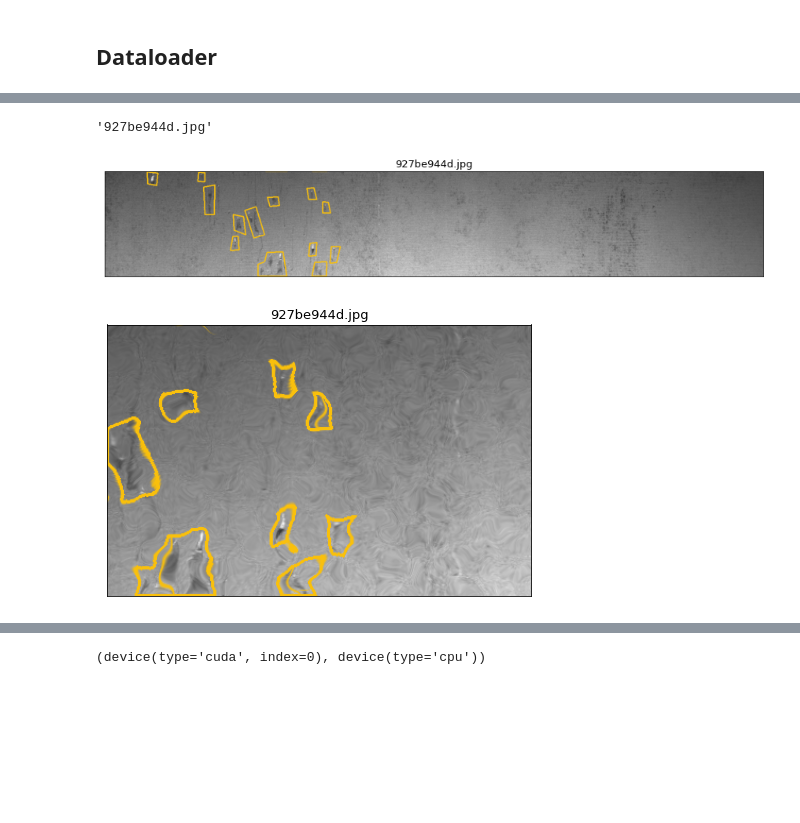
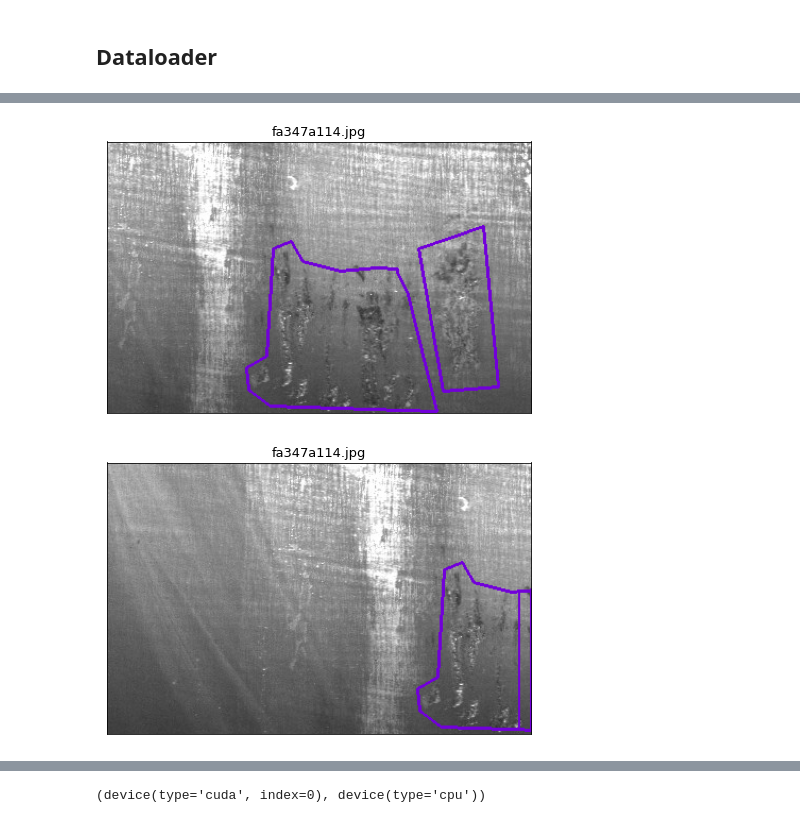
Before and after one commit to marcomatteo/steel_segmentation, a Jupyter notebook: nbs/_11_resnet18-UNET.ipynb, the cells around one changed output, grey strips where cells are left out. Cells and saved outputs as stored; diff of their text form; code cells hidden in the pictures; blank space fills up the shorter version.

```diff
--- a/nbs/_11_resnet18-UNET.ipynb
+++ b/nbs/_11_resnet18-UNET.ipynb
@@ -65 +85,10 @@ device = torch.device("cuda" if torch.cuda.is_available() else "cpu")
+# %%
+vaug = alb.VerticalFlip(p=1)
+
+v_flipped = vaug(image=image_cropped, mask=mask_cropped)
+image_v_flipped = v_flipped["image"]
+mask_v_flipped = v_flipped["mask"]
+plot_mask_image(img_id, image_v_flipped, mask_v_flipped)
+# %% [output]
+[figure, added]
 # %%
@@ -79,15 +107,0 @@ tfm = get_train_aug()
-# %%
-img_id = train_pfiles[100].name; img_id
-# %% [output]
-'927be944d.jpg'
-# %%
-img = np.array(PILImage.create(str(train_pfiles[100])))
-mask = make_mask(img_id)[1]; plot_mask_image(img_id, img, mask)
-# %% [output]
-[figure, removed]
-# %%
-tfm_dict = tfm(image=img, mask=mask)
-
-plot_mask_image(img_id, tfm_dict['image'], tfm_dict['mask'])
-# %% [output]
-[figure, removed]
@@ -94 +110,8 @@ plot_mask_image(img_id, tfm_dict['image'], tfm_dict['mask'])
+# %%
+tfm_train_dict = tfm_train(image=img, mask=mask)
+tfm_img_train = tfm_train_dict['image']
+tfm_mask_train = tfm_train_dict['mask']
+plot_mask_image(img_id, tfm_img_train, tfm_mask_train)
+# %% [output]
+[figure, added]
 # %%
```
Also changed, not shown: parts of 42 cells of this notebook, 6 other files.
